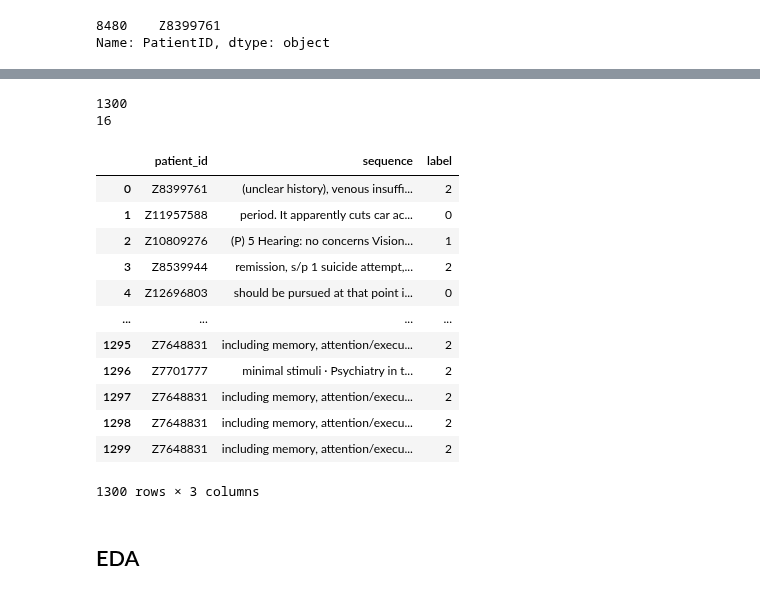
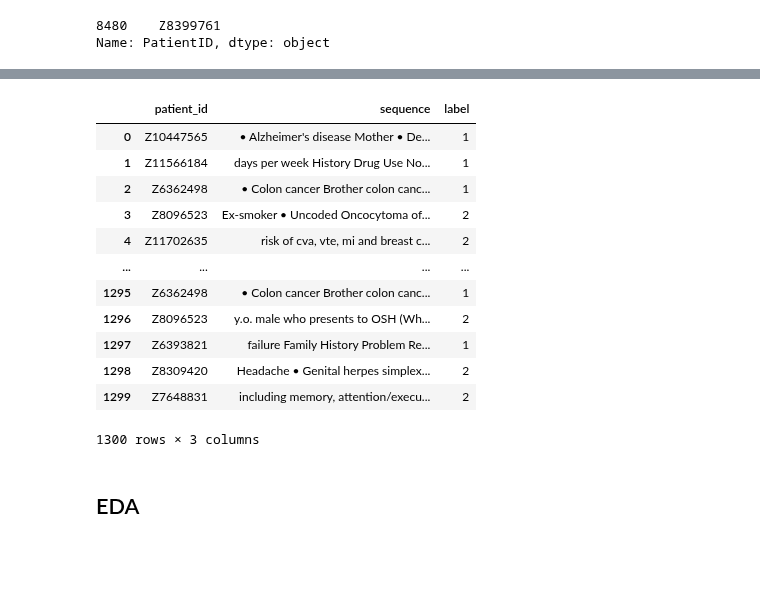
Before and after one commit to anaconda121/NeuraHealth, a Jupyter notebook: EDA/Extracting Data from DB.ipynb, the cells around one changed output, grey strips where cells are left out. Drawn from its saved outputs; the diff is of its cells as text; code cells hidden in the pictures; blank space fills up the shorter version.

```diff
--- a/EDA/Extracting Data from DB.ipynb
+++ b/EDA/Extracting Data from DB.ipynb
@@ -153,49 +155,49 @@ j = 1
 while (idx < len(sentence_id)):
     #getting info from sentences that got auto annotated through always pattern matches
     #curr_sentence_id = always_pattern_sentences[always_pattern_sentences['id'] == j]['Sentence_id'].values
     curr_seq = sentences[sentences['id'] == sentence_id[idx]]['Contents'].values
     curr_note_id = sentences[sentences['id'] == sentence_id[idx]]['Note_id'].values
     curr_patient_id = note.loc[note['id'] == curr_note_id[0]]['PatientID'].values
     curr_always_regex_id = always_pattern_sentences[always_pattern_sentences['id'] == j]['AlwaysRegex_id'].values
     curr_label = always_patterns[always_patterns['id'] == curr_always_regex_id[0]]['Annotation'].values
     model_matrix.iloc[idx] = (curr_patient_id[0], curr_seq[0], curr_label[0])
 
     j += 1
     idx += 1
 
 
 #converting yes,no,ntr labels to numerical equivalents
 mappings = {"NO" : 0, "NTR" : 1, "YES" : 2, "N": 0, "T": 1, "Y": 2}
 model_matrix.label = [mappings[item] for item in model_matrix.label]
 
+model_matrix = model_matrix.sample(frac=1).reset_index(drop=True) #shuffling model_matrix
+
 #exporting data to csv's
-model_matrix.to_csv("input.csv")
+#model_matrix.to_csv("input.csv")
 
 model_matrix
 
 # yes = model_matrix[model_matrix['label'] == 3]
 # neither = model_matrix[model_matrix['label'] == 2]
 # no = model_matrix[model_matrix['label'] == 1]
 
 # yes = yes.to_csv("yes.csv")
 # neither = neither.to_csv("neither.csv")
 # no = no.to_csv("no.csv"
 # %% [output]
+|  | patient_id | sequence | label |
+| 0 | Z10447565 | • Alzheimer's disease Mother • De... | 1 |
+| 1 | Z11566184 | days per week History Drug Use No... | 1 |
+| 2 | Z6362498 | • Colon cancer Brother colon canc... | 1 |
+| 3 | Z8096523 | Ex-smoker • Uncoded Oncocytoma of... | 2 |
+| 4 | Z11702635 | risk of cva, vte, mi and breast c... | 2 |
+| ... | ... | ... | ... |
+| 1295 | Z6362498 | • Colon cancer Brother colon canc... | 1 |
+| 1296 | Z8096523 | y.o. male who presents to OSH (Wh... | 2 |
+| 1297 | Z6393821 | failure Family History Problem Re... | 1 |
+| 1298 | Z8309420 | Headache • Genital herpes simplex... | 2 |
+| 1299 | Z7648831 | including memory, attention/execu... | 2 |
-1300
-16
+1300 rows × 3 columns
-|  | patient_id | sequence | label |
-| 0 | Z8399761 | (unclear history), venous insuffi... | 2 |
-| 1 | Z11957588 | period. It apparently cuts car ac... | 0 |
-| 2 | Z10809276 | (P) 5 Hearing: no concerns Vision... | 1 |
-| 3 | Z8539944 | remission, s/p 1 suicide attempt,... | 2 |
-| 4 | Z12696803 | should be pursued at that point i... | 0 |
-| ... | ... | ... | ... |
-| 1295 | Z7648831 | including memory, attention/execu... | 2 |
-| 1296 | Z7701777 | minimal stimuli · Psychiatry in t... | 2 |
-| 1297 | Z7648831 | including memory, attention/execu... | 2 |
-| 1298 | Z7648831 | including memory, attention/execu... | 2 |
-| 1299 | Z7648831 | including memory, attention/execu... | 2 |
-1300 rows × 3 columns
 # %%
 # # defining test model matrix and setting dimensions
 # test_model_matrix = pd.DataFrame(columns = ["patient_id", "sequence", "label"])
```
Also changed, not shown: parts of 1 cell of this notebook.
